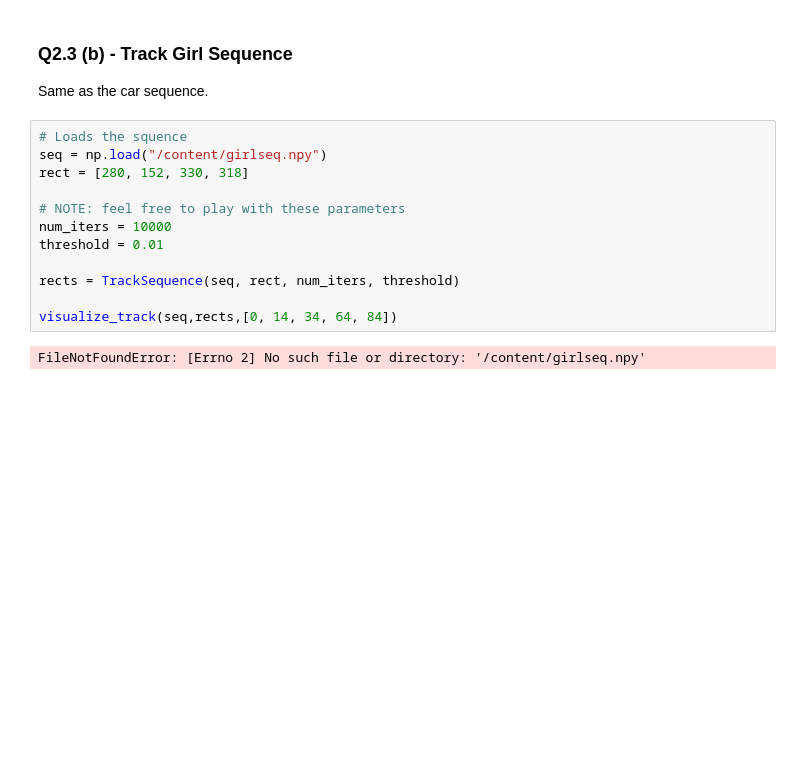
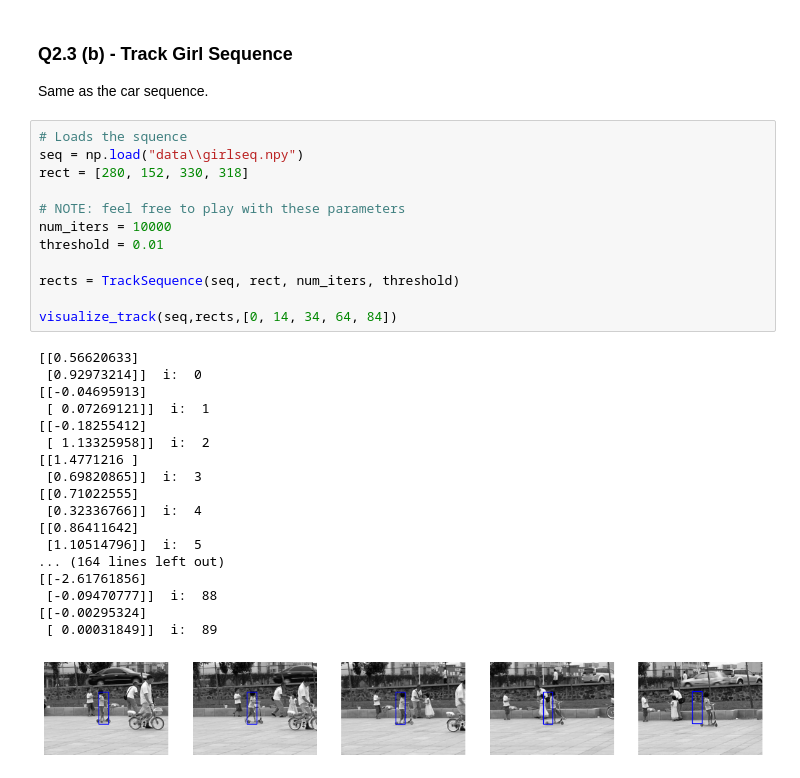
Before and after one commit to IanKrause/computer-vision, a Jupyter notebook: hw2/LucasKanade.ipynb, the cells around one changed output. Drawn from its saved outputs; the diff is of its cells as text; blank space fills up the shorter version.

```diff
--- a/hw2/LucasKanade.ipynb
+++ b/hw2/LucasKanade.ipynb
@@ -271,15 +302,32 @@ visualize_track(seq,rects,[0*scale, 1*scale, 2*scale, 3*scale, 4*scale]) # Check
 Same as the car sequence.
 # %%
 # Loads the squence
-seq = np.load("/content/girlseq.npy")
+seq = np.load("data\\girlseq.npy")
 rect = [280, 152, 330, 318]
 
 # NOTE: feel free to play with these parameters
 num_iters = 10000
 threshold = 0.01
 
 rects = TrackSequence(seq, rect, num_iters, threshold)
 
 visualize_track(seq,rects,[0, 14, 34, 64, 84])
 # %% [output]
-FileNotFoundError: [Errno 2] No such file or directory: '/content/girlseq.npy'
+[[0.56620633]
+ [0.92973214]]  i:  0
+[[-0.04695913]
+ [ 0.07269121]]  i:  1
+[[-0.18255412]
+ [ 1.13325958]]  i:  2
+[[1.4771216 ]
+ [0.69820865]]  i:  3
+[[0.71022555]
+ [0.32336766]]  i:  4
+[[0.86411642]
+ [1.10514796]]  i:  5
+... (164 lines left out)
+[[-2.61761856]
+ [-0.09470777]]  i:  88
+[[-0.00295324]
+ [ 0.00031849]]  i:  89
+[figure, added]
```
Also changed, not shown: parts of 4 cells of this notebook.
